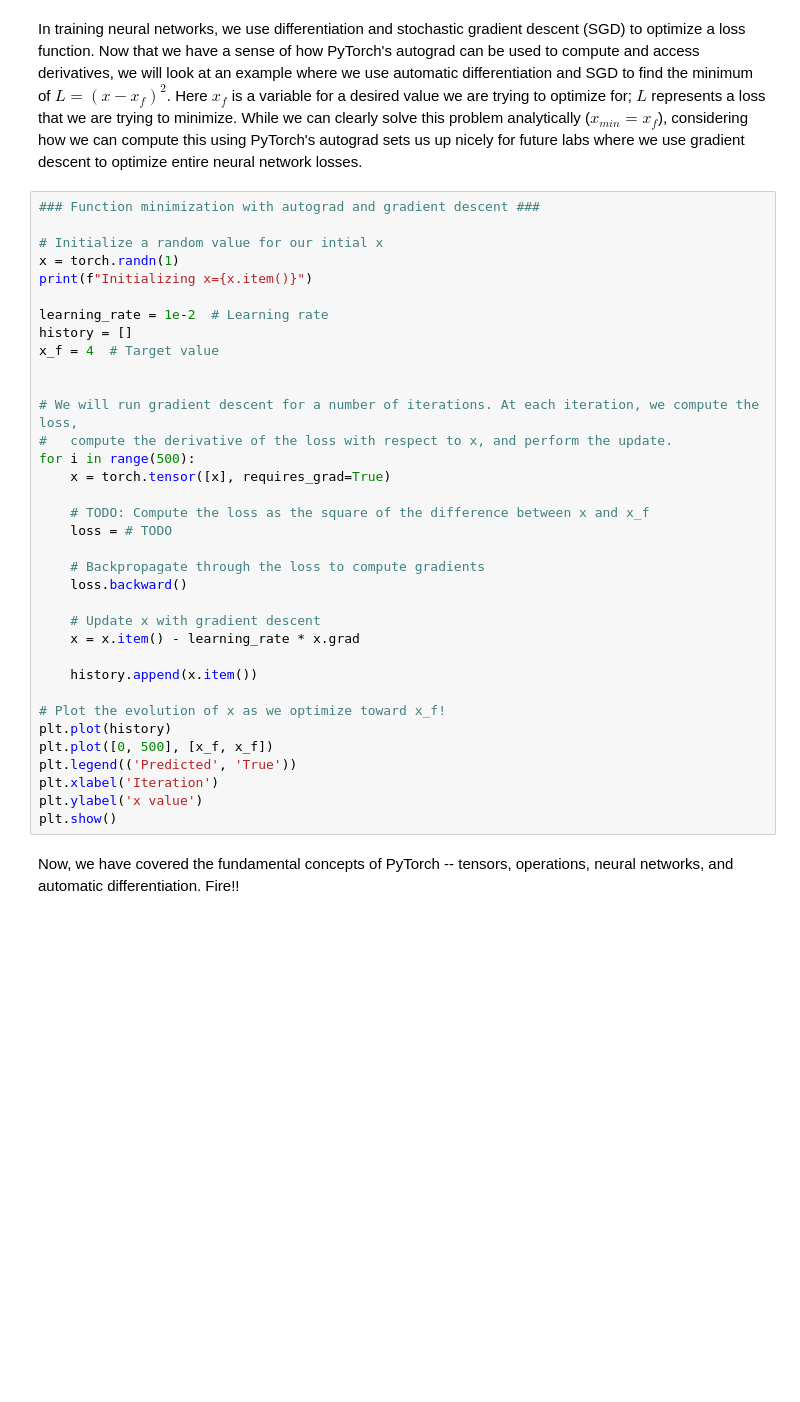
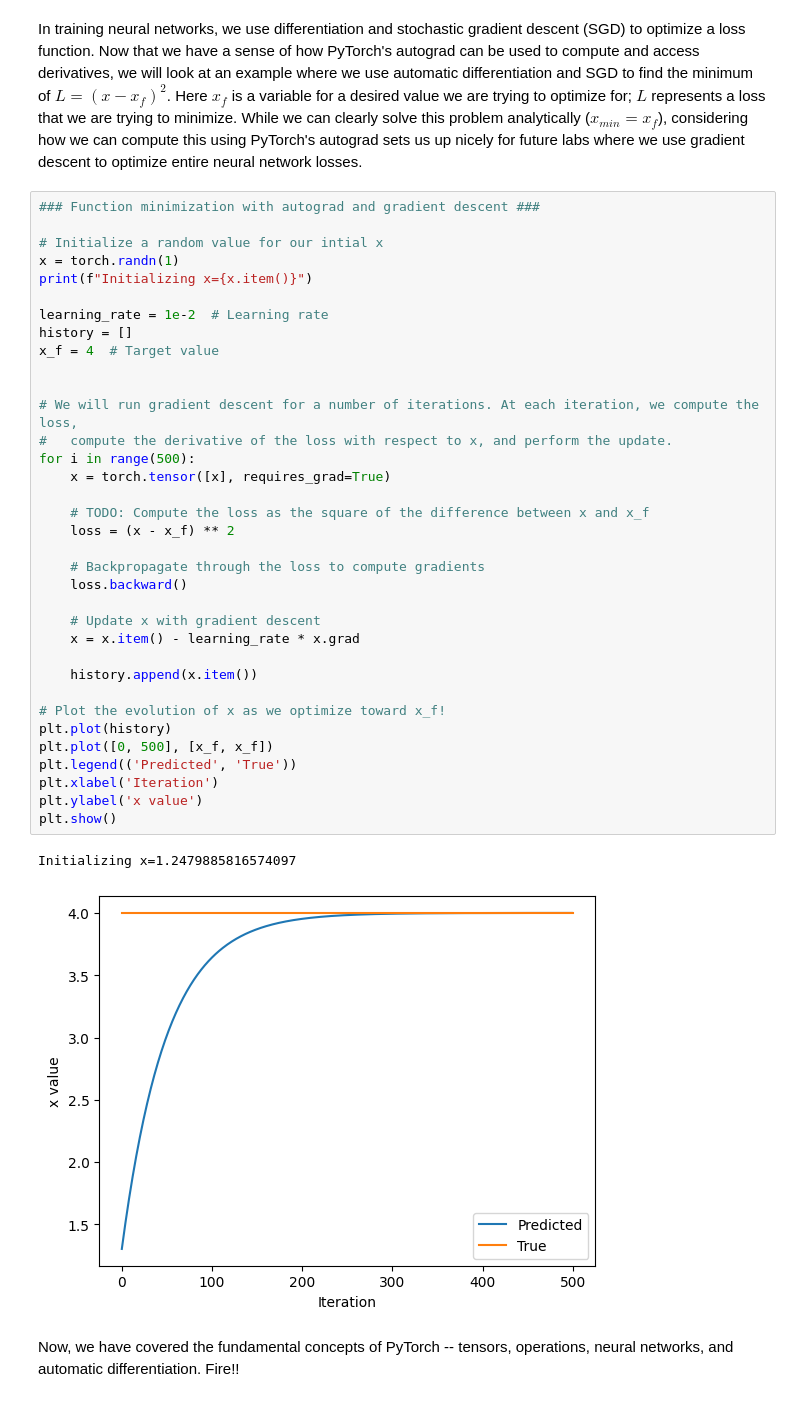
Before and after one commit to vladem-test/MIT-Intro-to-Deep-Learning, a Jupyter notebook: lab1/PT_Part1_Intro.ipynb, the cells around one changed output. Saved outputs shown, nothing was run; the diff lists cells and outputs as text; blank space fills up the shorter version.

```diff
--- a/lab1/PT_Part1_Intro.ipynb
+++ b/lab1/PT_Part1_Intro.ipynb
@@ -311,33 +344,36 @@ In training neural networks, we use differentiation and stochastic gradient desc
 x = torch.randn(1)
 print(f"Initializing x={x.item()}")
 
 learning_rate = 1e-2  # Learning rate
 history = []
 x_f = 4  # Target value
 
 
 # We will run gradient descent for a number of iterations. At each iteration, we compute the loss,
 #   compute the derivative of the loss with respect to x, and perform the update.
 for i in range(500):
     x = torch.tensor([x], requires_grad=True)
 
     # TODO: Compute the loss as the square of the difference between x and x_f
-    loss = # TODO
+    loss = (x - x_f) ** 2
 
     # Backpropagate through the loss to compute gradients
     loss.backward()
 
     # Update x with gradient descent
     x = x.item() - learning_rate * x.grad
 
     history.append(x.item())
 
 # Plot the evolution of x as we optimize toward x_f!
 plt.plot(history)
 plt.plot([0, 500], [x_f, x_f])
 plt.legend(('Predicted', 'True'))
 plt.xlabel('Iteration')
 plt.ylabel('x value')
 plt.show()
+# %% [output]
+Initializing x=1.2479885816574097
+[figure, added]
 # %% [markdown]
 Now, we have covered the fundamental concepts of PyTorch -- tensors, operations, neural networks, and automatic differentiation. Fire!!
```
Also changed, not shown: parts of 15 cells of this notebook.
